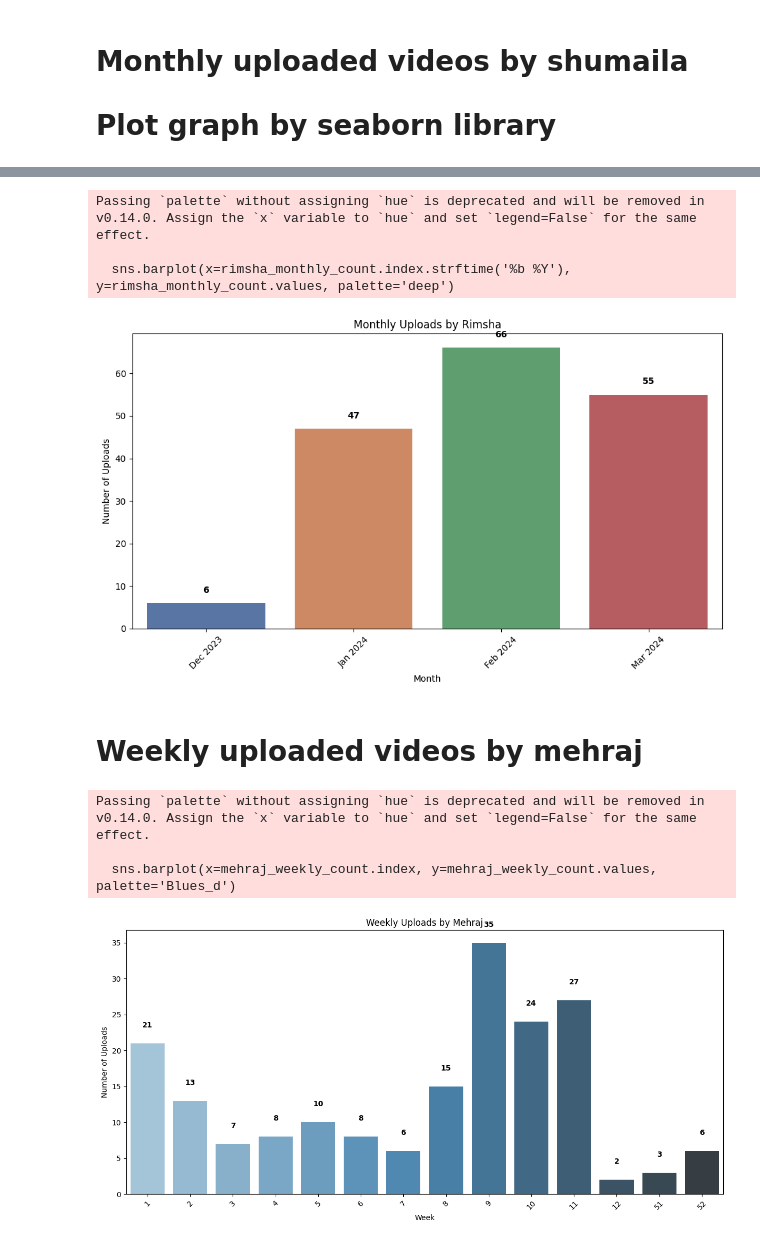
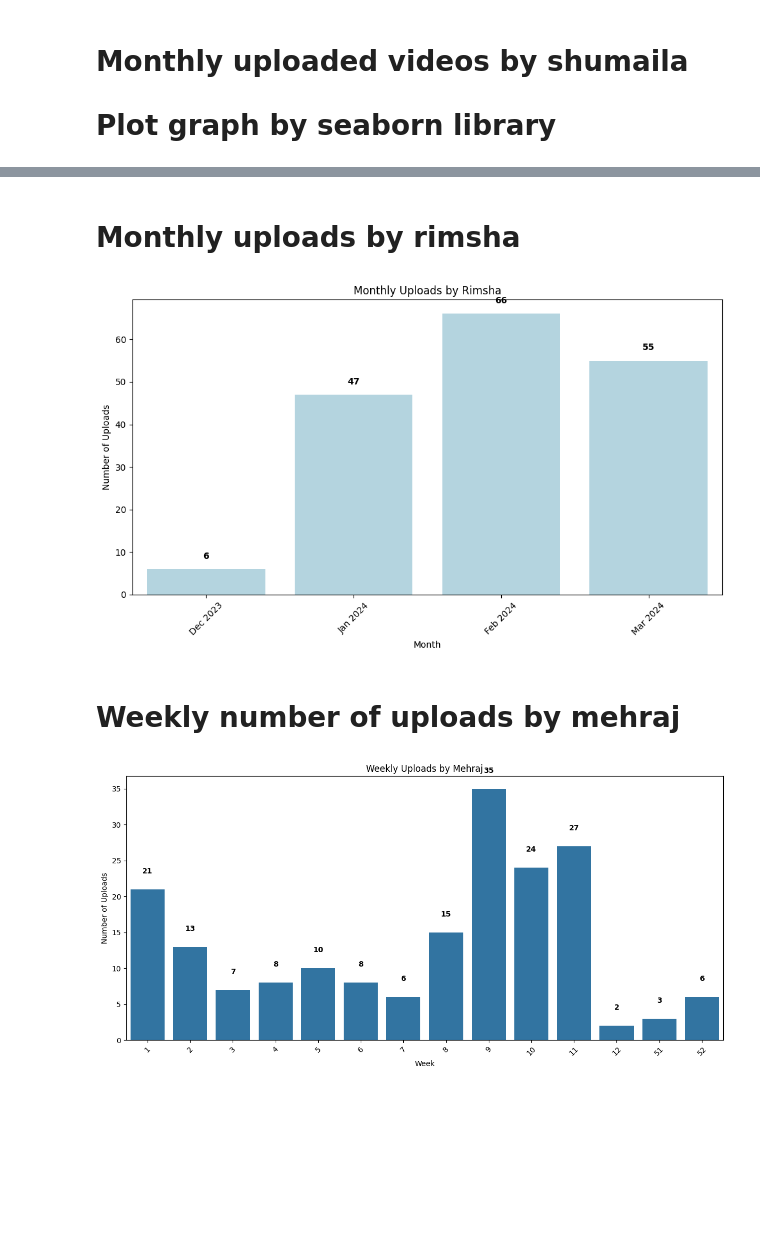
Before and after one commit to shumaila-yousaf/Github, a Jupyter notebook: graph.ipynb, the cells around one changed output, grey strips where cells are left out. Drawn from its saved outputs; the diff is of its cells as text; code cells hidden in the pictures; blank space fills up the shorter version.

Commit message:
Remove feture warning

```diff
--- a/graph.ipynb
+++ b/graph.ipynb
@@ -67,15 +64,18 @@ df = pd.read_csv(file_path)
 df['Date (Published)'] = pd.to_datetime(df['Date (Published)'], dayfirst=True, errors='coerce')
 mehraj_data = df[df['Creator'] == 'Mehraj']
 mehraj_monthly_count = mehraj_data['Date (Published)'].dt.to_period('M').value_counts().sort_index()
-plt.figure(figsize=(10, 6))
-sns.barplot(x=mehraj_monthly_count.index.strftime('%b %Y'), y=mehraj_monthly_count.values, palette='coolwarm')
-for i, count in enumerate(mehraj_monthly_count.values):
-    plt.text(i, count + 2, str(count), ha='center', va='bottom', fontsize=10, fontweight='bold')
-
-plt.title('Monthly Uploads by Mehraj')
+month_order = ['2023-12', '2024-01', '2024-02', '2024-03']
+mehraj_monthly_count = mehraj_monthly_count.reindex(month_order, fill_value=0)
+sns.color_palette('viridis')
+plt.figure(figsize=(8, 6))
+ax = sns.barplot(x=mehraj_monthly_count.index, y=mehraj_monthly_count.values)
+plt.title('Number of Videos Made by Mehraj Each Month')
 plt.xlabel('Month')
-plt.ylabel('Number of Uploads')
+plt.ylabel('Number of Videos')
 plt.xticks(rotation=45)
 plt.tight_layout()
+for i, count in enumerate(mehraj_monthly_count.values):
+    ax.text(i, count + 5, str(count), ha='center', va='bottom', fontsize=10, fontweight='bold')
+
 plt.show()
 # %% [output]
@@ -96,14 +93,14 @@ df['Date (Published)'] = pd.to_datetime(df['Date (Published)'], dayfirst=True, e
 shumaila_data = df[df['Creator'] == 'Shumaila']
 shumaila_monthly_count = shumaila_data['Date (Published)'].dt.to_period('M').value_counts().sort_index()
 plt.figure(figsize=(10, 6))
-sns.barplot(x=shumaila_monthly_count.index.strftime('%b %Y'), y=shumaila_monthly_count.values, palette='muted')
-for i, count in enumerate(shumaila_monthly_count.values):
-    plt.text(i, count + 2, str(count), ha='center', va='bottom', fontsize=10, fontweight='bold')
-
+ax = sns.barplot(x=shumaila_monthly_count.index.strftime('%b %Y'), y=shumaila_monthly_count.values, color='lightblue')
 plt.title('Monthly Uploads by Shumaila')
 plt.xlabel('Month')
 plt.ylabel('Number of Uploads')
 plt.xticks(rotation=45)
 plt.tight_layout()
+for i, count in enumerate(shumaila_monthly_count.values):
+    ax.text(i, count + 2, str(count), ha='center', va='bottom', fontsize=10, fontweight='bold')
+
 plt.show()
 # %% [output]
@@ -117,30 +108,29 @@ Passing `palette` without assigning `hue` is deprecated and will be removed in v
+# %% [markdown]
+# Monthly uploads by rimsha
 # %%
 import pandas as pd
 import seaborn as sns
 import matplotlib.pyplot as plt
 file_path = r'D:/pythonpro/Python Videos for Python Pro Channel (Morning) - Pytho Pro.csv'
 df = pd.read_csv(file_path)
 df['Date (Published)'] = pd.to_datetime(df['Date (Published)'], dayfirst=True, errors='coerce')
 rimsha_data = df[df['Creator'] == 'Rimsha']
 rimsha_monthly_count = rimsha_data['Date (Published)'].dt.to_period('M').value_counts().sort_index()
 plt.figure(figsize=(10, 6))
-sns.barplot(x=rimsha_monthly_count.index.strftime('%b %Y'), y=rimsha_monthly_count.values, palette='deep')
-for i, count in enumerate(rimsha_monthly_count.values):
-    plt.text(i, count + 2, str(count), ha='center', va='bottom', fontsize=10, fontweight='bold')
-
+ax = sns.barplot(x=rimsha_monthly_count.index.strftime('%b %Y'), y=rimsha_monthly_count.values, color='lightblue')
 plt.title('Monthly Uploads by Rimsha')
 plt.xlabel('Month')
 plt.ylabel('Number of Uploads')
 plt.xticks(rotation=45)
 plt.tight_layout()
+for i, count in enumerate(rimsha_monthly_count.values):
+    ax.text(i, count + 2, str(count), ha='center', va='bottom', fontsize=10, fontweight='bold')
+
 plt.show()
 # %% [output]
-Passing `palette` without assigning `hue` is deprecated and will be removed in v0.14.0. Assign the `x` variable to `hue` and set `legend=False` for the same effect.
-
-  sns.barplot(x=rimsha_monthly_count.index.strftime('%b %Y'), y=rimsha_monthly_count.values, palette='deep')
-[figure, old version]
+[figure, new version]
 # %% [markdown]
-# Weekly uploaded videos by mehraj
+# Weekly number of uploads by mehraj
 # %%
 import pandas as pd
 import seaborn as sns
@@ -148,22 +138,20 @@ import matplotlib.pyplot as plt
 file_path = r'D:/pythonpro/Python Videos for Python Pro Channel (Morning) - Pytho Pro.csv'
 df = pd.read_csv(file_path)
 df['Date (Published)'] = pd.to_datetime(df['Date (Published)'], dayfirst=True, errors='coerce')
-mehraj_data = df[df['Creator'] == 'Mehraj']
-mehraj_weekly_count = mehraj_data['Date (Published)'].dt.isocalendar().week.value_counts().sort_index()
+mehraj_data = df[df['Creator'] == 'Mehraj'].copy()  # Use .copy() to avoid SettingWithCopyWarning
+mehraj_data['Week'] = mehraj_data['Date (Published)'].dt.isocalendar().week
+mehraj_weekly_count = mehraj_data['Week'].value_counts().sort_index()
 plt.figure(figsize=(12, 6))
-sns.barplot(x=mehraj_weekly_count.index, y=mehraj_weekly_count.values, palette='Blues_d')
-for i, count in enumerate(mehraj_weekly_count.values):
-    plt.text(i, count + 2, str(count), ha='center', va='bottom', fontsize=10, fontweight='bold')
-
+ax = sns.barplot(x=mehraj_weekly_count.index, y=mehraj_weekly_count.values)
 plt.title('Weekly Uploads by Mehraj')
 plt.xlabel('Week')
 plt.ylabel('Number of Uploads')
 plt.xticks(rotation=45)
 plt.tight_layout()
+for i, count in enumerate(mehraj_weekly_count.values):
+    ax.text(i, count + 2, str(count), ha='center', va='bottom', fontsize=10, fontweight='bold')
+
 plt.show()
 # %% [output]
-Passing `palette` without assigning `hue` is deprecated and will be removed in v0.14.0. Assign the `x` variable to `hue` and set `legend=False` for the same effect.
-
-  sns.barplot(x=mehraj_weekly_count.index, y=mehraj_weekly_count.values, palette='Blues_d')
-[figure, old version]
+[figure, new version]
 # %% [markdown]
```
Also changed, not shown: parts of 15 cells of this notebook.
